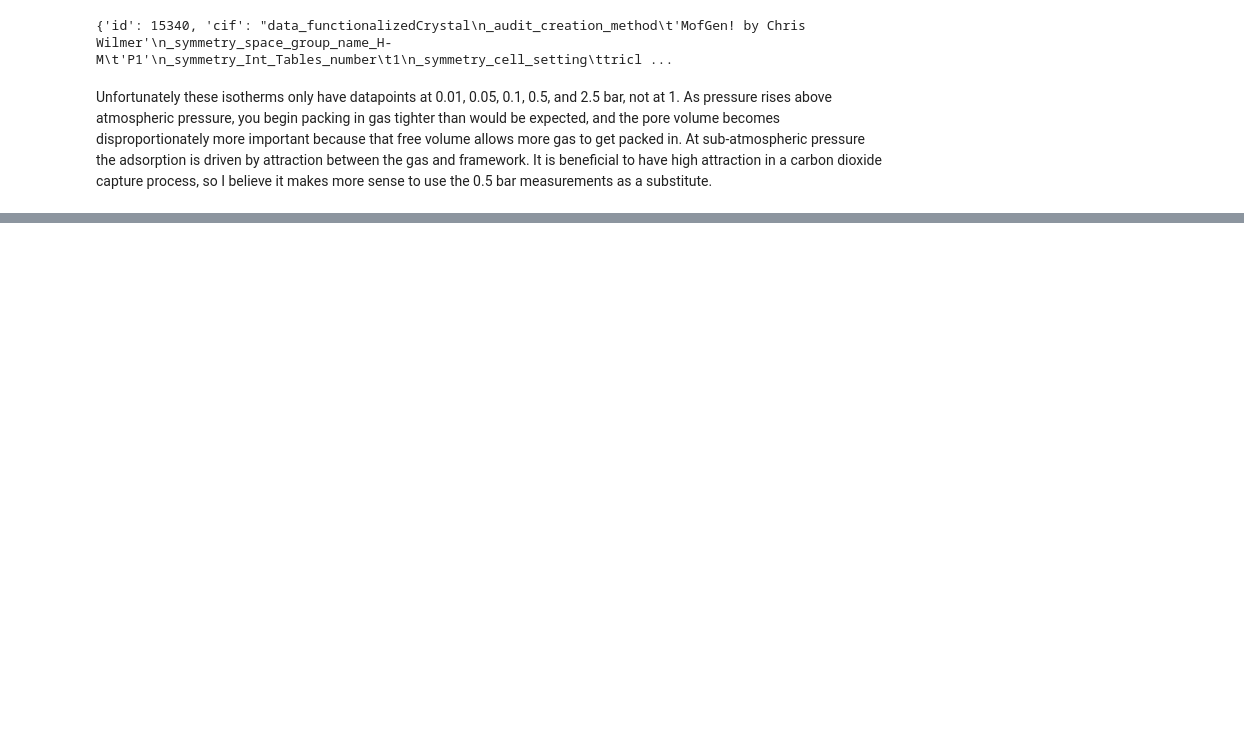
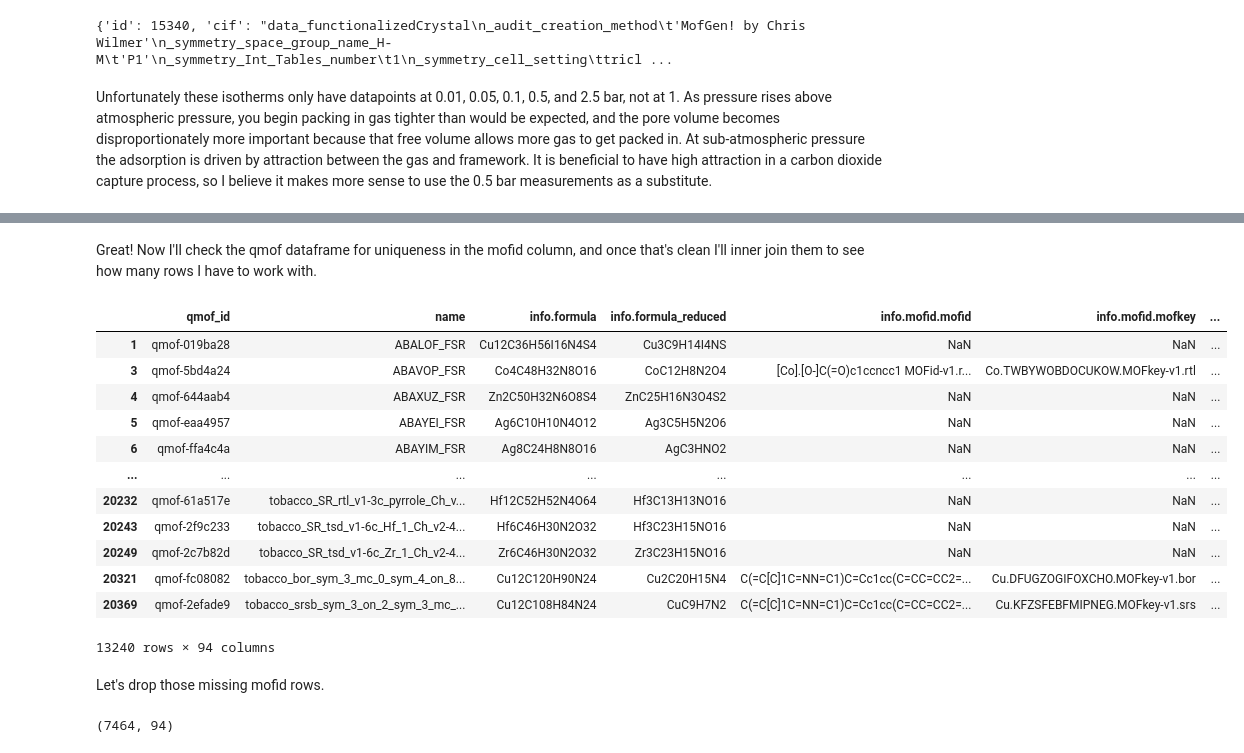
Before and after one commit to zjbrown0689/MOF-Capstone, a Jupyter notebook: notebooks/1_data_wrangling.ipynb, the cells around one changed output, grey strips where cells are left out. Saved outputs shown, nothing was run; the diff lists cells and outputs as text; code cells hidden in the pictures; blank space fills up the shorter version.

```diff
--- a/notebooks/1_data_wrangling.ipynb
+++ b/notebooks/1_data_wrangling.ipynb
@@ -142,0 +275,25 @@ if file['isotherms'][0]['adsorbates']['formula'] == 'CO2':
+# %% [markdown]
+Great! Now I'll check the qmof dataframe for uniqueness in the mofid column, and once that's clean I'll inner join them to see how many rows I have to work with.
+# %%
+qmof[qmof.duplicated('info.mofid.mofid')]
+# %% [output]
+|  | qmof_id | name | info.formula | info.formula_reduced | info.mofid.mofid | info.mofid.mofkey | ... |
+| 1 | qmof-019ba28 | ABALOF_FSR | Cu12C36H56I16N4S4 | Cu3C9H14I4NS | NaN | NaN | ... |
+| 3 | qmof-5bd4a24 | ABAVOP_FSR | Co4C48H32N8O16 | CoC12H8N2O4 | [Co].[O-]C(=O)c1ccncc1 MOFid-v1.r... | Co.TWBYWOBDOCUKOW.MOFkey-v1.rtl | ... |
+| 4 | qmof-644aab4 | ABAXUZ_FSR | Zn2C50H32N6O8S4 | ZnC25H16N3O4S2 | NaN | NaN | ... |
+| 5 | qmof-eaa4957 | ABAYEI_FSR | Ag6C10H10N4O12 | Ag3C5H5N2O6 | NaN | NaN | ... |
+| 6 | qmof-ffa4c4a | ABAYIM_FSR | Ag8C24H8N8O16 | AgC3HNO2 | NaN | NaN | ... |
+| ... | ... | ... | ... | ... | ... | ... | ... |
+| 20232 | qmof-61a517e | tobacco_SR_rtl_v1-3c_pyrrole_Ch_v... | Hf12C52H52N4O64 | Hf3C13H13NO16 | NaN | NaN | ... |
+| 20243 | qmof-2f9c233 | tobacco_SR_tsd_v1-6c_Hf_1_Ch_v2-4... | Hf6C46H30N2O32 | Hf3C23H15NO16 | NaN | NaN | ... |
+| 20249 | qmof-2c7b82d | tobacco_SR_tsd_v1-6c_Zr_1_Ch_v2-4... | Zr6C46H30N2O32 | Zr3C23H15NO16 | NaN | NaN | ... |
+| 20321 | qmof-fc08082 | tobacco_bor_sym_3_mc_0_sym_4_on_8... | Cu12C120H90N24 | Cu2C20H15N4 | C(=C[C]1C=NN=C1)C=Cc1cc(C=CC=CC2=... | Cu.DFUGZOGIFOXCHO.MOFkey-v1.bor | ... |
+| 20369 | qmof-2efade9 | tobacco_srsb_sym_3_on_2_sym_3_mc_... | Cu12C108H84N24 | CuC9H7N2 | C(=C[C]1C=NN=C1)C=Cc1cc(C=CC=CC2=... | Cu.KFZSFEBFMIPNEG.MOFkey-v1.srs | ... |
+13240 rows × 94 columns
+# %% [markdown]
+Let's drop those missing mofid rows.
+# %%
+qmof_no_null = qmof[~qmof['info.mofid.mofid'].isnull()]
+qmof_no_null.shape
+# %% [output]
+(7464, 94)
```
Also changed, not shown: parts of 28 cells of this notebook.
